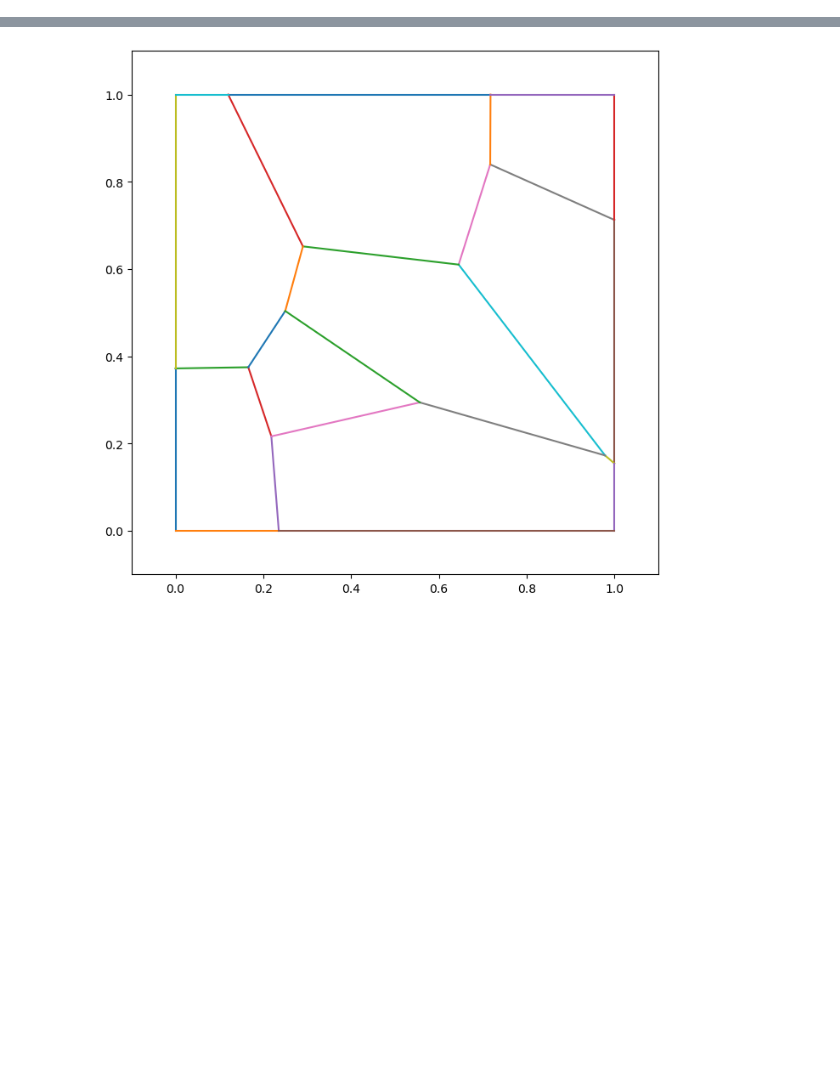
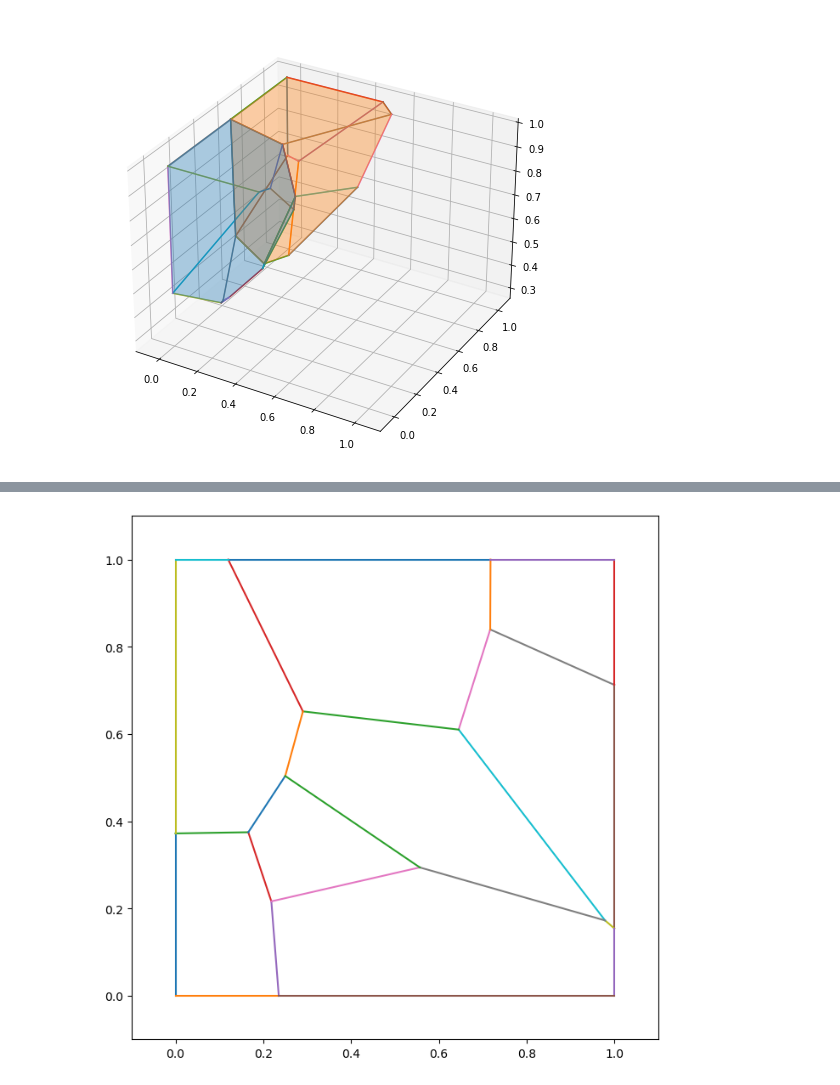
Before and after one commit to PRISBteam/Voronoi_PCC_Analyser, a Jupyter notebook: Plots.ipynb, the cells around one changed output, grey strips where cells are left out. Drawn from its saved outputs; the diff is of its cells as text; code cells hidden in the pictures; blank space fills up the shorter version.

```diff
--- a/Plots.ipynb
+++ b/Plots.ipynb
@@ -26,0 +64,10 @@ plt.show()
+# %%
+ax = c.plot_edges(list(set(ids5)))
+ax = c.plot_edges(list(set(ids7)), ax=ax)
+ax = c.plot_polyhedra([5], ax=ax, color='C1')
+ax = c.plot_polyhedra([7], ax=ax, color='C0')
+ax.set_xlim([- 0.1, 1.1])
+ax.set_ylim([- 0.1, 1.1])
+plt.show()
+# %% [output]
+[figure, added]
```
Also changed, not shown: parts of 8 cells of this notebook, 2 other files.
